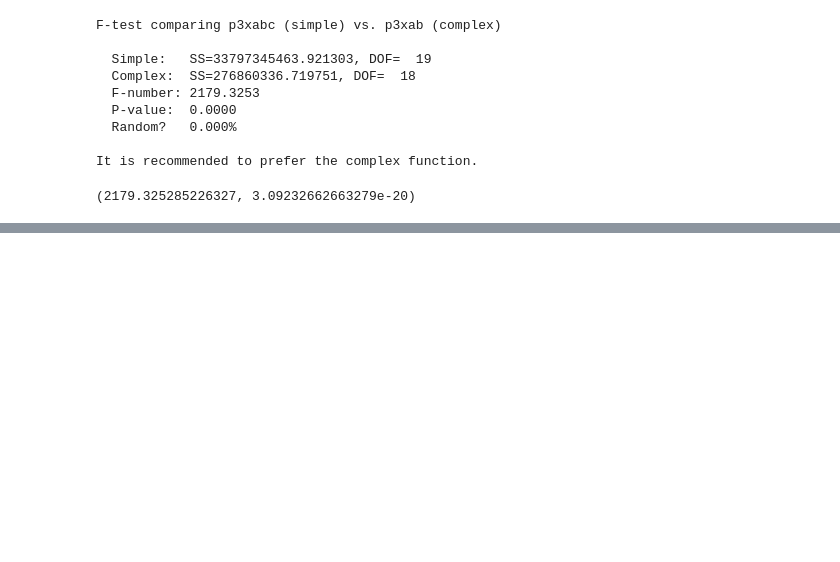
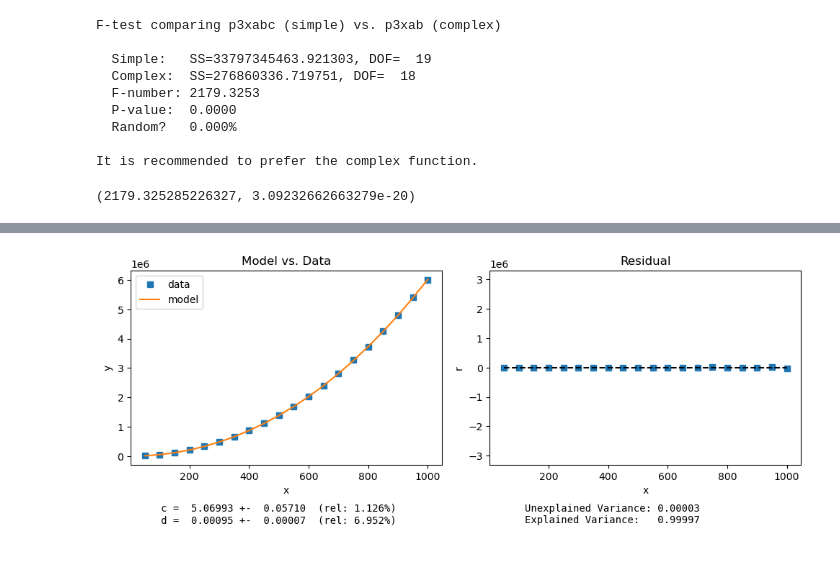
Before and after one commit to ririye01/math4334-MathModelingNotebooks, a Jupyter notebook: homework/hw2a/hw2a.ipynb, the cells around one changed output, grey strips where cells are left out. Cells and saved outputs as stored; diff of their text form; code cells hidden in the pictures; blank space fills up the shorter version.

```diff
--- a/homework/hw2a/hw2a.ipynb
+++ b/homework/hw2a/hw2a.ipynb
@@ -404,0 +465,4 @@ y = df2["Runtime [ms]"]
+# %%
+fit3xab, err3xab = classlib4334.fit_and_plot(p3xab, x, y, residual=True)
+# %% [output]
+[figure, added]
```
Also changed, not shown: parts of 14 cells of this notebook, 8 other files.
